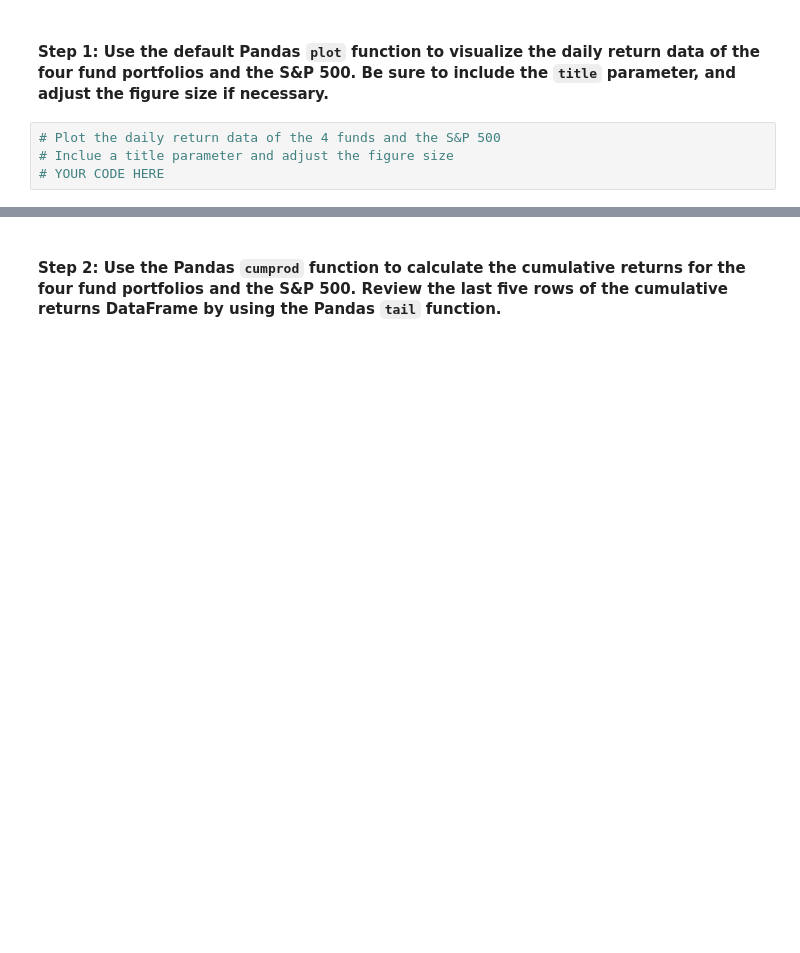
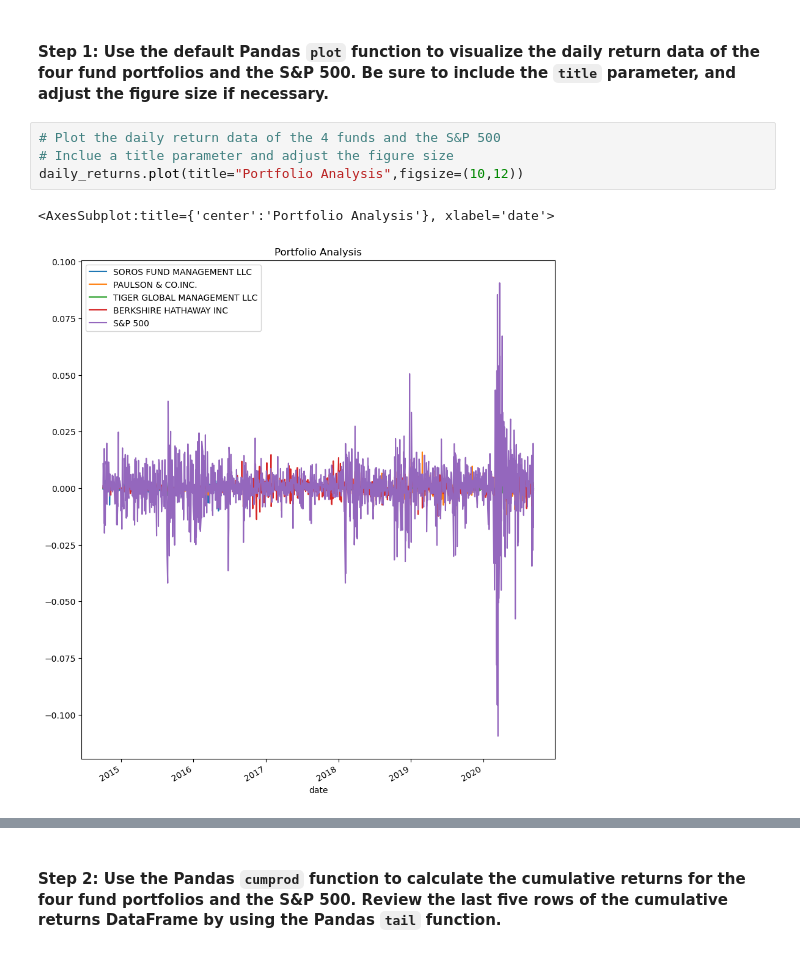
Before and after one commit to lumiroga/fintech-Challenge4, a Jupyter notebook: risk_return_analysis.ipynb, the cells around one changed output, grey strips where cells are left out. Saved outputs shown, nothing was run; the diff lists cells and outputs as text; blank space fills up the shorter version.

```diff
--- a/risk_return_analysis.ipynb
+++ b/risk_return_analysis.ipynb
@@ -156,4 +156,7 @@ Analyze the data to determine if any of the portfolios outperform the broader st
 # %%
 # Plot the daily return data of the 4 funds and the S&P 500
 # Inclue a title parameter and adjust the figure size
-# YOUR CODE HERE
+daily_returns.plot(title="Portfolio Analysis",figsize=(10,12))
+# %% [output]
+<AxesSubplot:title={'center':'Portfolio Analysis'}, xlabel='date'>
+[figure, added]
```
Also changed, not shown: parts of 4 cells of this notebook.
